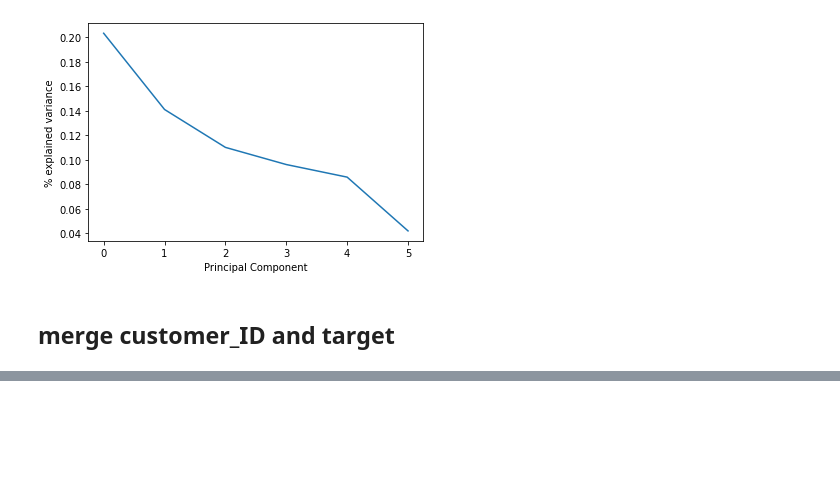
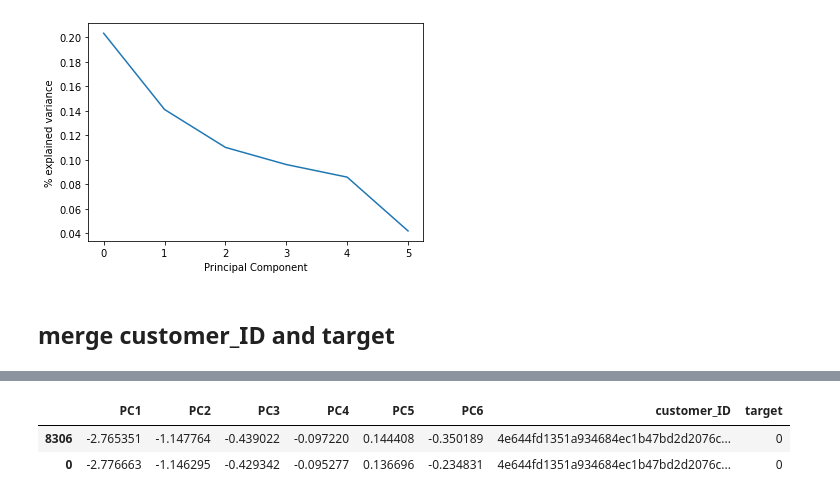
Before and after one commit to inherentspice/American-Express-Default-Prediction, a Jupyter notebook: Data Exploration.ipynb, the cells around one changed output, grey strips where cells are left out. Drawn from its saved outputs; the diff is of its cells as text; code cells hidden in the pictures; blank space fills up the shorter version.

Commit message:
wrote framework of function to read csv

```diff
--- a/Data Exploration.ipynb
+++ b/Data Exploration.ipynb
@@ -333,0 +334,26 @@ sns.scatterplot(x=df['PC6'], y=df['target'], c=df['PC1']);
+# %%
+def transform_data(pca):
+    chunksize = 100000
+    train_df_iter = pd.read_csv('train_data.csv', chunksize=chunksize)
+    df = pd.DataFrame()
+    c = 0
+    while c < 55:
+        train_df_example = train_df_iter.__next__()
+        train_df_example.loc[:, 'S_2'] = pd.to_datetime(train_df_example['S_2'])
+        train_labels = pd.read_csv('train_labels.csv')
+        train_df_example.fillna(0, inplace=True)
+        mean_values_df = train_df_example.groupby('customer_ID').mean()
+        X = mean_values_df.reset_index()
+        X.drop(columns='customer_ID', inplace=True)
+        X_proj = pd.DataFrame(pca.transform(X), columns=['PC1', 'PC2', 'PC3', 'PC4',
+                                                                 'PC5', 'PC6'])
+        mean_values_df.reset_index(inplace=True)
+        intermediate_merge = X_proj.merge(mean_values_df['customer_ID'], right_index=True, left_index=True)
+        df = df.append(intermediate_merge.merge(train_labels, left_on='customer_ID', right_on='customer_ID'))
+        c += 1
+    return df
+
+
+test_df = transform_data(pca_2)
+# %%
+test_df.reset_index().drop(columns='index', inplace=True)
@@ -333,0 +375,6 @@ sns.scatterplot(x=df['PC6'], y=df['target'], c=df['PC1']);
+# %%
+test_df[test_df['customer_ID'] == '4e644fd1351a934684ec1b47bd2d2076c3f24c1a4d778887581d5042ea8c75ec']
+# %% [output]
+|  | PC1 | PC2 | PC3 | PC4 | PC5 | PC6 | customer_ID | target |
+| 8306 | -2.765351 | -1.147764 | -0.439022 | -0.097220 | 0.144408 | -0.350189 | 4e644fd1351a934684ec1b47bd2d2076c... | 0 |
+| 0 | -2.776663 | -1.146295 | -0.429342 | -0.095277 | 0.136696 | -0.234831 | 4e644fd1351a934684ec1b47bd2d2076c... | 0 |
```
Also changed, not shown: parts of 22 cells of this notebook.
